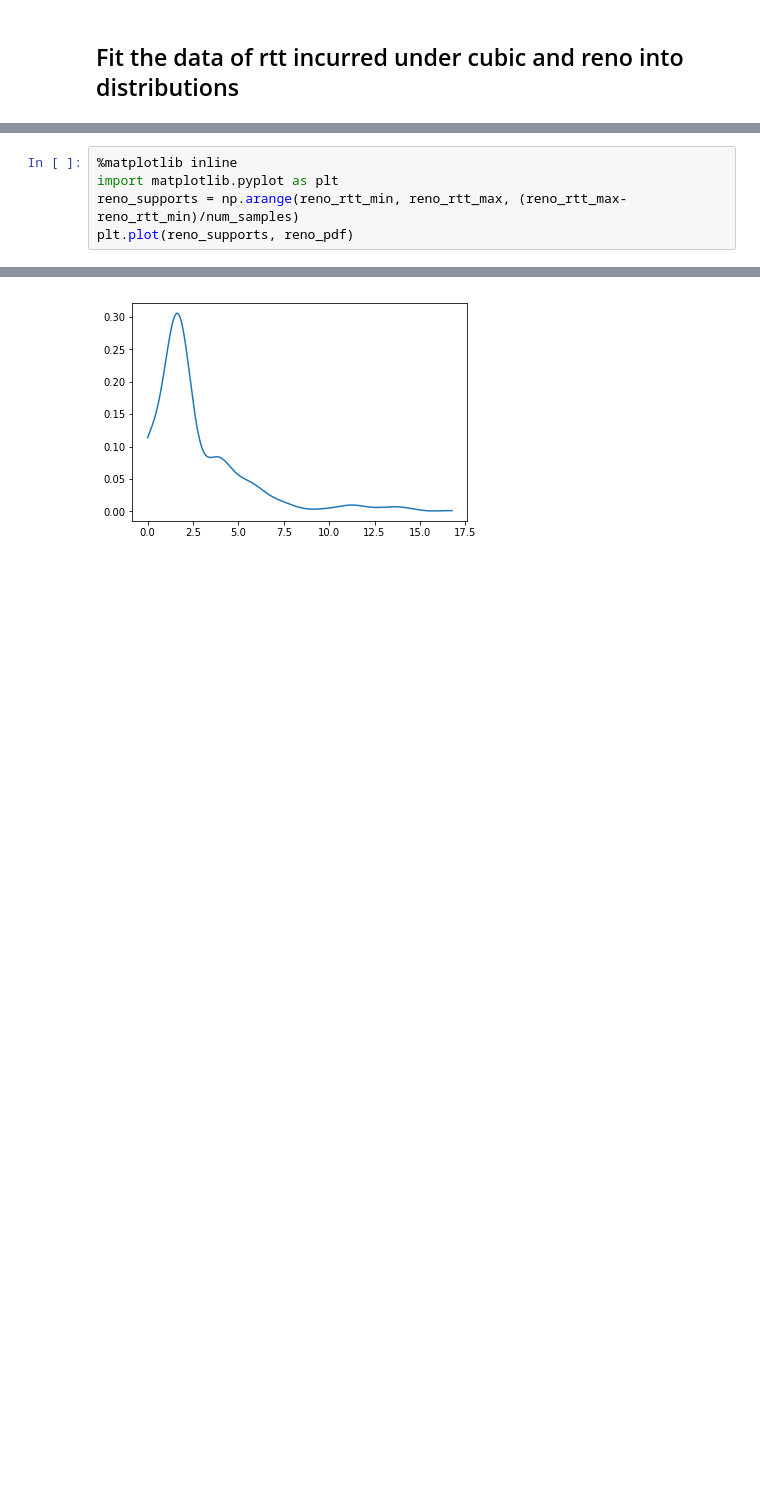
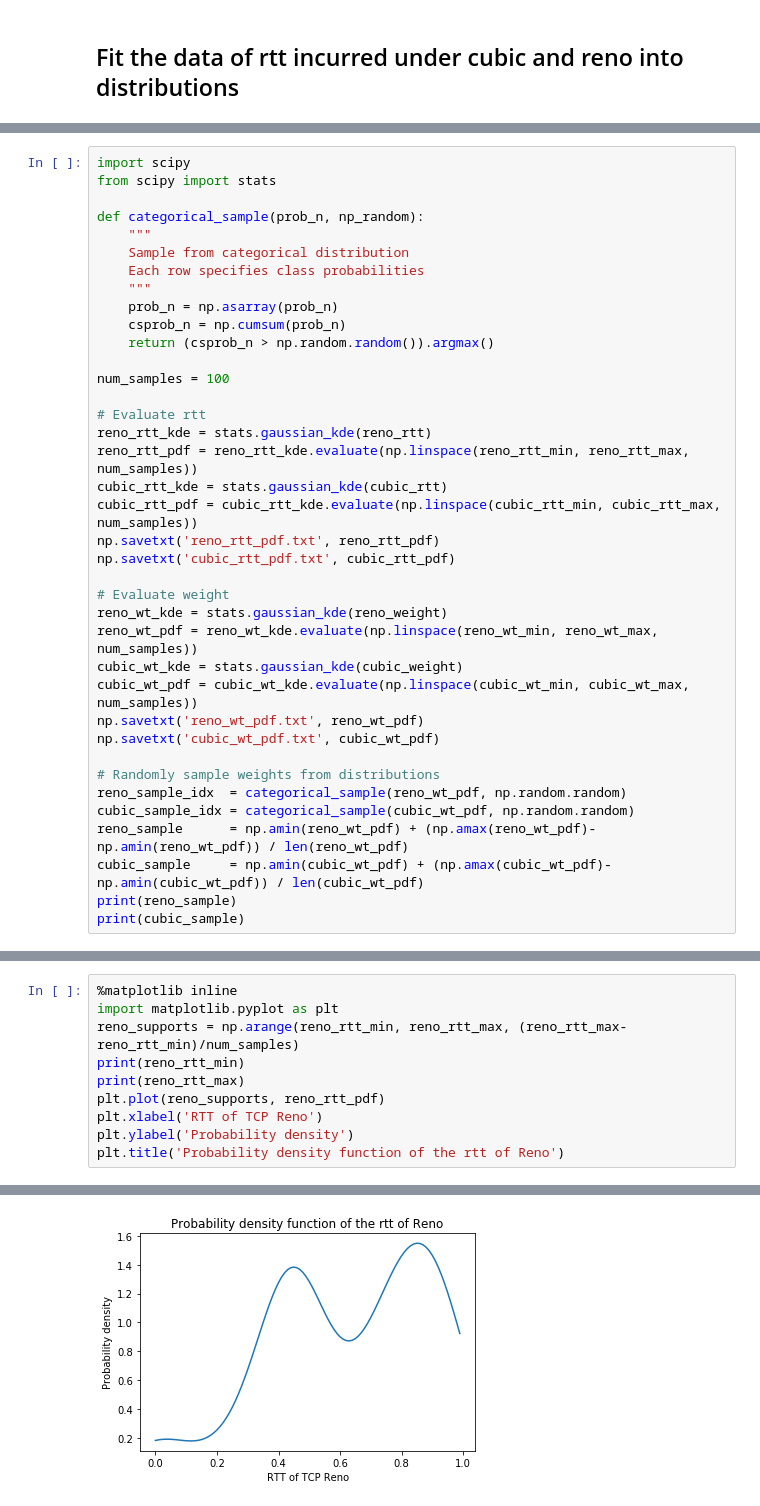
Before and after one commit to tj-kim/gym-flowsched, a Jupyter notebook: samples/data_pre-process.ipynb, the cells around one changed output, grey strips where cells are left out. Drawn from its saved outputs; the diff is of its cells as text; blank space fills up the shorter version.

Commit message:
weight evaluation and generation

```diff
--- a/samples/data_pre-process.ipynb
+++ b/samples/data_pre-process.ipynb
@@ -107,0 +114,38 @@ cubic_pdf = cubic_kde.evaluate(np.linspace(cubic_rtt_min, cubic_rtt_max, num_sam
+# %%
+import scipy
+from scipy import stats
+
+def categorical_sample(prob_n, np_random):
+    """
+    Sample from categorical distribution
+    Each row specifies class probabilities
+    """
+    prob_n = np.asarray(prob_n)
+    csprob_n = np.cumsum(prob_n)
+    return (csprob_n > np.random.random()).argmax()
+
+num_samples = 100
+
+# Evaluate rtt
+reno_rtt_kde = stats.gaussian_kde(reno_rtt)
+reno_rtt_pdf = reno_rtt_kde.evaluate(np.linspace(reno_rtt_min, reno_rtt_max, num_samples))
+cubic_rtt_kde = stats.gaussian_kde(cubic_rtt)
+cubic_rtt_pdf = cubic_rtt_kde.evaluate(np.linspace(cubic_rtt_min, cubic_rtt_max, num_samples))
+np.savetxt('reno_rtt_pdf.txt', reno_rtt_pdf)
+np.savetxt('cubic_rtt_pdf.txt', cubic_rtt_pdf)
+
+# Evaluate weight
+reno_wt_kde = stats.gaussian_kde(reno_weight)
+reno_wt_pdf = reno_wt_kde.evaluate(np.linspace(reno_wt_min, reno_wt_max, num_samples))
+cubic_wt_kde = stats.gaussian_kde(cubic_weight)
+cubic_wt_pdf = cubic_wt_kde.evaluate(np.linspace(cubic_wt_min, cubic_wt_max, num_samples))
+np.savetxt('reno_wt_pdf.txt', reno_wt_pdf)
+np.savetxt('cubic_wt_pdf.txt', cubic_wt_pdf)
+
+# Randomly sample weights from distributions
+reno_sample_idx  = categorical_sample(reno_wt_pdf, np.random.random)
+cubic_sample_idx = categorical_sample(cubic_wt_pdf, np.random.random)
+reno_sample      = np.amin(reno_wt_pdf) + (np.amax(reno_wt_pdf)-np.amin(reno_wt_pdf)) / len(reno_wt_pdf)
+cubic_sample     = np.amin(cubic_wt_pdf) + (np.amax(cubic_wt_pdf)-np.amin(cubic_wt_pdf)) / len(cubic_wt_pdf)
+print(reno_sample)
+print(cubic_sample)
@@ -109,5 +156,10 @@ cubic_pdf = cubic_kde.evaluate(np.linspace(cubic_rtt_min, cubic_rtt_max, num_sam
 %matplotlib inline
 import matplotlib.pyplot as plt
 reno_supports = np.arange(reno_rtt_min, reno_rtt_max, (reno_rtt_max-reno_rtt_min)/num_samples)
-plt.plot(reno_supports, reno_pdf)
+print(reno_rtt_min)
+print(reno_rtt_max)
+plt.plot(reno_supports, reno_rtt_pdf)
+plt.xlabel('RTT of TCP Reno')
+plt.ylabel('Probability density')
+plt.title('Probability density function of the rtt of Reno')
 # %% [output]
@@ -115,4 +169,4 @@ plt.plot(reno_supports, reno_pdf)
-[figure, old version]
+[figure, new version]
 # %%
 %matplotlib inline
 import matplotlib.pyplot as plt
```
Also changed, not shown: parts of 9 cells of this notebook, 5 other files.
